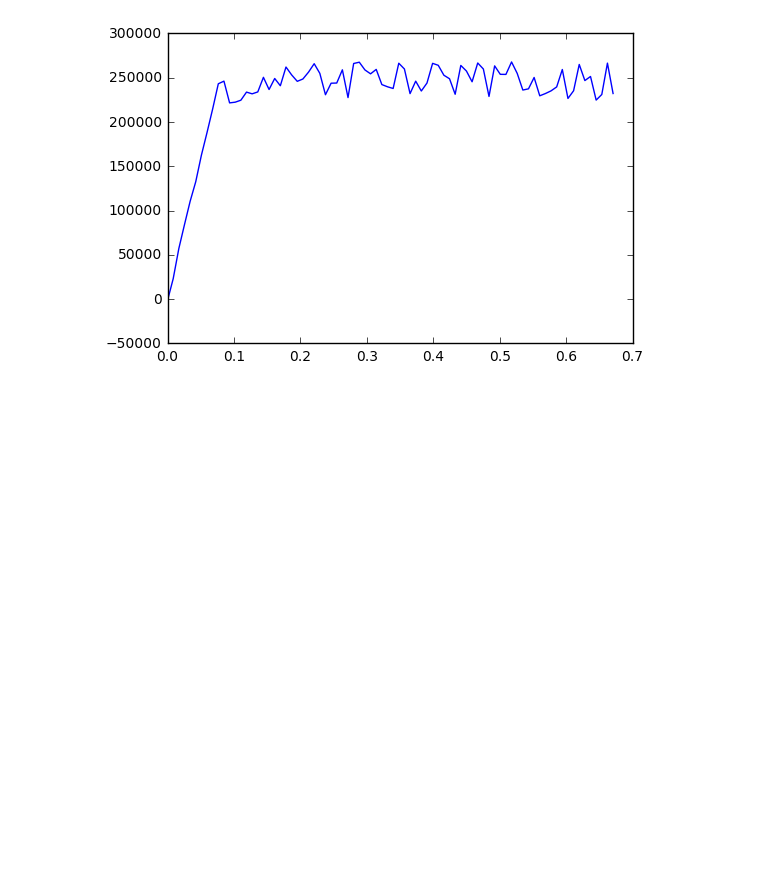
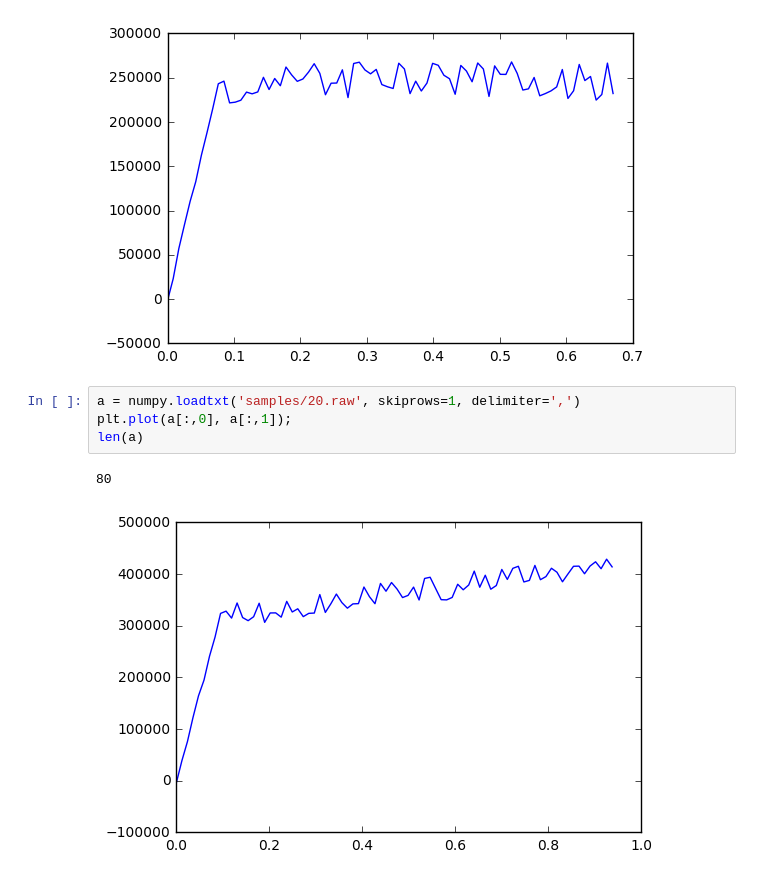
Before and after one commit to KatelynBoettcher/project1, a Jupyter notebook: KRB-Scratch.ipynb, the cells around one changed output. Drawn from its saved outputs; the diff is of its cells as text; blank space fills up the shorter version.

Commit message:
Twentieth working plot (20, 80) was added to jupyter notebook

```diff
--- a/KRB-Scratch.ipynb
+++ b/KRB-Scratch.ipynb
@@ -157,3 +157,10 @@ len(a)
 # %% [output]
 80
 [figure]
+# %%
+a = numpy.loadtxt('samples/20.raw', skiprows=1, delimiter=',')
+plt.plot(a[:,0], a[:,1]);
+len(a)
+# %% [output]
+80
+[figure, added]
```
